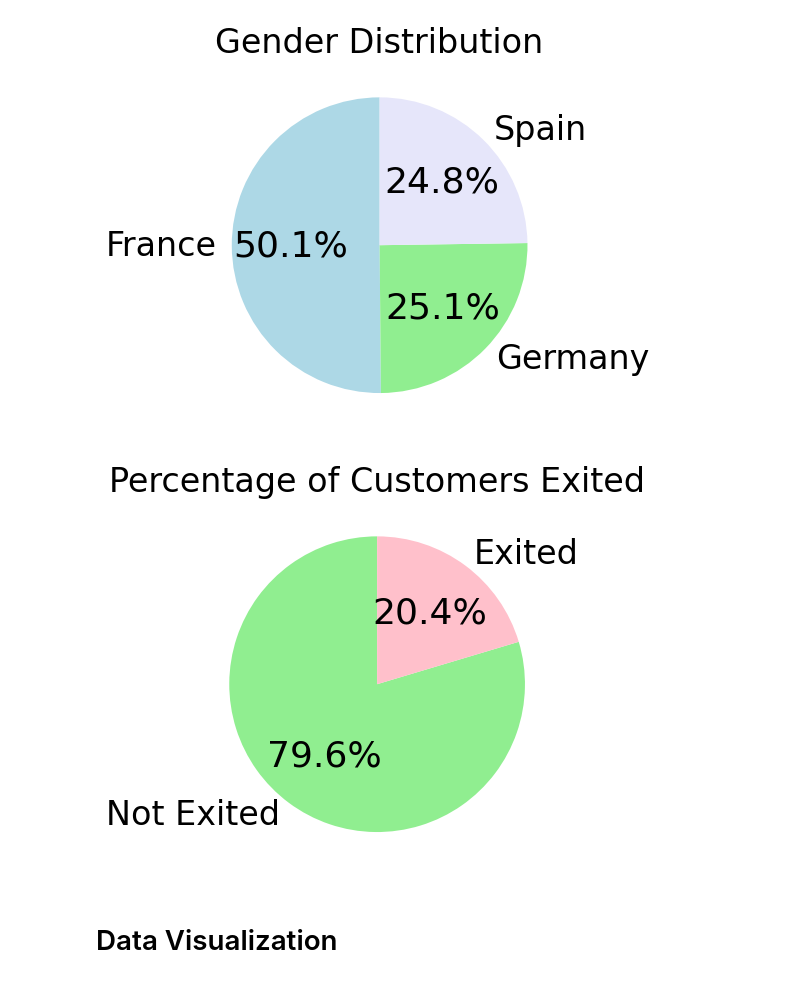
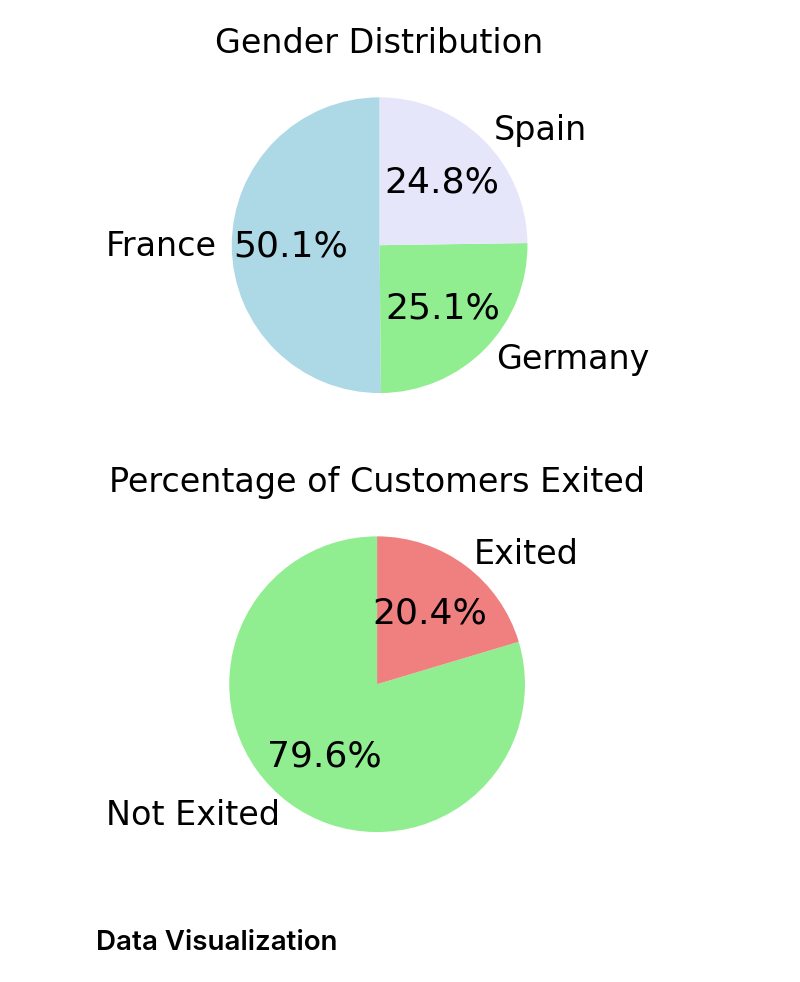
Before and after one commit to mariomngig/Customer-Churn-ANN-Model, a Jupyter notebook: Customer churn.ipynb, the cells around one changed output. Cells and saved outputs as stored; diff of their text form; code cells hidden in the pictures.

```diff
--- a/Customer churn.ipynb
+++ b/Customer churn.ipynb
@@ -95,11 +95,11 @@ plt.show()
 [figure]
 # %%
 exited_counts =  df['Exited'].value_counts(normalize=True) * 100
-plt.pie(exited_counts, labels=exited_counts.index.map({0: 'Not Exited', 1: 'Exited'}), autopct='%1.1f%%', startangle=90, colors=['lightgreen','pink'])
+plt.pie(exited_counts, labels=exited_counts.index.map({0: 'Not Exited', 1: 'Exited'}), autopct='%1.1f%%', startangle=90, colors=['lightgreen','lightcoral'])
 plt.title('Percentage of Customers Exited')
 plt.show()
 # %% [output]
-[figure, old version]
+[figure, new version]
 # %% [markdown]
 # Data Visualization
 # %% [markdown]
```
Also changed, not shown: parts of 8 cells of this notebook.
